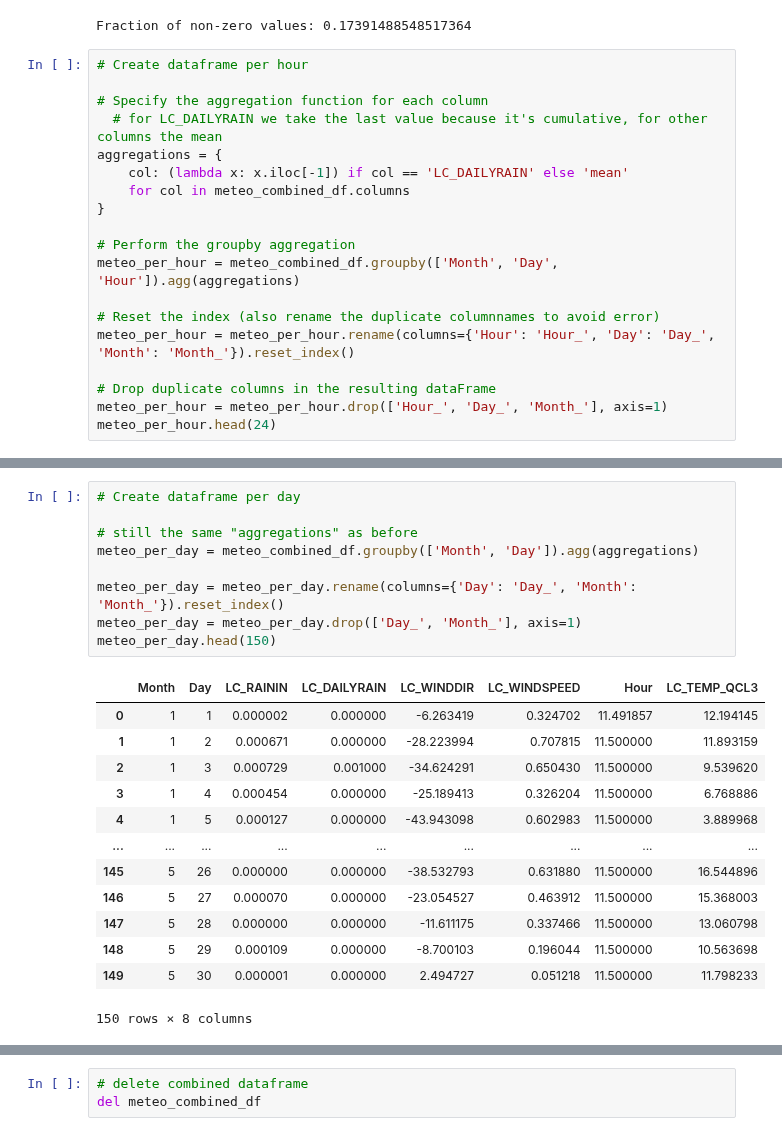
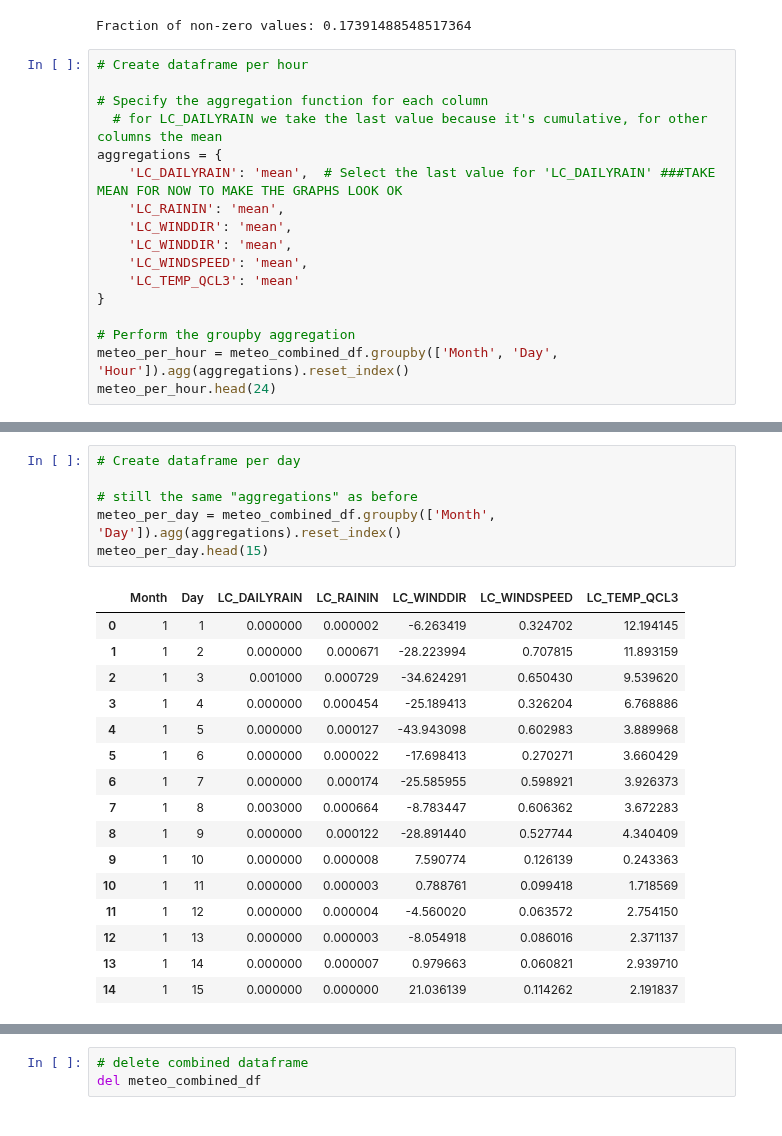
Before and after one commit to lennertvanh/MDA-Georgia, a Jupyter notebook: Preprocessing.ipynb, the cells around one changed output, grey strips where cells are left out. Drawn from its saved outputs; the diff is of its cells as text.

```diff
--- a/Preprocessing.ipynb
+++ b/Preprocessing.ipynb
@@ -97,17 +97,15 @@ Fraction of non-zero values: 0.17391488548517364
 # Specify the aggregation function for each column
   # for LC_DAILYRAIN we take the last value because it's cumulative, for other columns the mean
 aggregations = {
-    col: (lambda x: x.iloc[-1]) if col == 'LC_DAILYRAIN' else 'mean'
-    for col in meteo_combined_df.columns
+    'LC_DAILYRAIN': 'mean',  # Select the last value for 'LC_DAILYRAIN' ###TAKE MEAN FOR NOW TO MAKE THE GRAPHS LOOK OK
+    'LC_RAININ': 'mean',
+    'LC_WINDDIR': 'mean',
+    'LC_WINDDIR': 'mean',
+    'LC_WINDSPEED': 'mean',
+    'LC_TEMP_QCL3': 'mean'
 }
 
 # Perform the groupby aggregation
-meteo_per_hour = meteo_combined_df.groupby(['Month', 'Day', 'Hour']).agg(aggregations)
-
-# Reset the index (also rename the duplicate columnnames to avoid error)
-meteo_per_hour = meteo_per_hour.rename(columns={'Hour': 'Hour_', 'Day': 'Day_', 'Month': 'Month_'}).reset_index()
-
-# Drop duplicate columns in the resulting dataFrame
-meteo_per_hour = meteo_per_hour.drop(['Hour_', 'Day_', 'Month_'], axis=1)
+meteo_per_hour = meteo_combined_df.groupby(['Month', 'Day', 'Hour']).agg(aggregations).reset_index()
 meteo_per_hour.head(24)
 # %% [output]
@@ -131,26 +129,26 @@ meteo_per_hour.head(24)
 # %%
 # Create dataframe per day
 
 # still the same "aggregations" as before
-meteo_per_day = meteo_combined_df.groupby(['Month', 'Day']).agg(aggregations)
-
-meteo_per_day = meteo_per_day.rename(columns={'Day': 'Day_', 'Month': 'Month_'}).reset_index()
-meteo_per_day = meteo_per_day.drop(['Day_', 'Month_'], axis=1)
-meteo_per_day.head(150)
+meteo_per_day = meteo_combined_df.groupby(['Month', 'Day']).agg(aggregations).reset_index()
+meteo_per_day.head(15)
 # %% [output]
-|  | Month | Day | LC_RAININ | LC_DAILYRAIN | LC_WINDDIR | LC_WINDSPEED | Hour | LC_TEMP_QCL3 |
-| 0 | 1 | 1 | 0.000002 | 0.000000 | -6.263419 | 0.324702 | 11.491857 | 12.194145 |
-| 1 | 1 | 2 | 0.000671 | 0.000000 | -28.223994 | 0.707815 | 11.500000 | 11.893159 |
-| 2 | 1 | 3 | 0.000729 | 0.001000 | -34.624291 | 0.650430 | 11.500000 | 9.539620 |
-| 3 | 1 | 4 | 0.000454 | 0.000000 | -25.189413 | 0.326204 | 11.500000 | 6.768886 |
-| 4 | 1 | 5 | 0.000127 | 0.000000 | -43.943098 | 0.602983 | 11.500000 | 3.889968 |
-| ... | ... | ... | ... | ... | ... | ... | ... | ... |
-| 145 | 5 | 26 | 0.000000 | 0.000000 | -38.532793 | 0.631880 | 11.500000 | 16.544896 |
-| 146 | 5 | 27 | 0.000070 | 0.000000 | -23.054527 | 0.463912 | 11.500000 | 15.368003 |
-| 147 | 5 | 28 | 0.000000 | 0.000000 | -11.611175 | 0.337466 | 11.500000 | 13.060798 |
-| 148 | 5 | 29 | 0.000109 | 0.000000 | -8.700103 | 0.196044 | 11.500000 | 10.563698 |
-| 149 | 5 | 30 | 0.000001 | 0.000000 | 2.494727 | 0.051218 | 11.500000 | 11.798233 |
+|  | Month | Day | LC_DAILYRAIN | LC_RAININ | LC_WINDDIR | LC_WINDSPEED | LC_TEMP_QCL3 |
+| 0 | 1 | 1 | 0.000000 | 0.000002 | -6.263419 | 0.324702 | 12.194145 |
+| 1 | 1 | 2 | 0.000000 | 0.000671 | -28.223994 | 0.707815 | 11.893159 |
+| 2 | 1 | 3 | 0.001000 | 0.000729 | -34.624291 | 0.650430 | 9.539620 |
+| 3 | 1 | 4 | 0.000000 | 0.000454 | -25.189413 | 0.326204 | 6.768886 |
+| 4 | 1 | 5 | 0.000000 | 0.000127 | -43.943098 | 0.602983 | 3.889968 |
+| 5 | 1 | 6 | 0.000000 | 0.000022 | -17.698413 | 0.270271 | 3.660429 |
+| 6 | 1 | 7 | 0.000000 | 0.000174 | -25.585955 | 0.598921 | 3.926373 |
+| 7 | 1 | 8 | 0.003000 | 0.000664 | -8.783447 | 0.606362 | 3.672283 |
+| 8 | 1 | 9 | 0.000000 | 0.000122 | -28.891440 | 0.527744 | 4.340409 |
+| 9 | 1 | 10 | 0.000000 | 0.000008 | 7.590774 | 0.126139 | 0.243363 |
+| 10 | 1 | 11 | 0.000000 | 0.000003 | 0.788761 | 0.099418 | 1.718569 |
+| 11 | 1 | 12 | 0.000000 | 0.000004 | -4.560020 | 0.063572 | 2.754150 |
+| 12 | 1 | 13 | 0.000000 | 0.000003 | -8.054918 | 0.086016 | 2.371137 |
+| 13 | 1 | 14 | 0.000000 | 0.000007 | 0.979663 | 0.060821 | 2.939710 |
+| 14 | 1 | 15 | 0.000000 | 0.000000 | 21.036139 | 0.114262 | 2.191837 |
-150 rows × 8 columns
 # %%
 # Create dataframe per month
 
```
Also changed, not shown: parts of 3 cells of this notebook, 3 other files.
